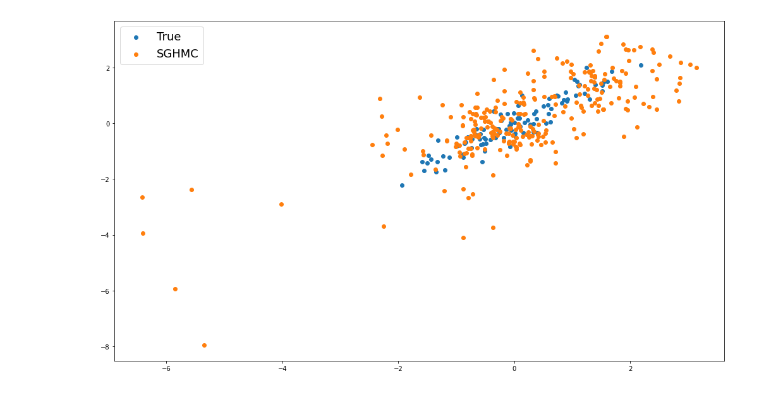
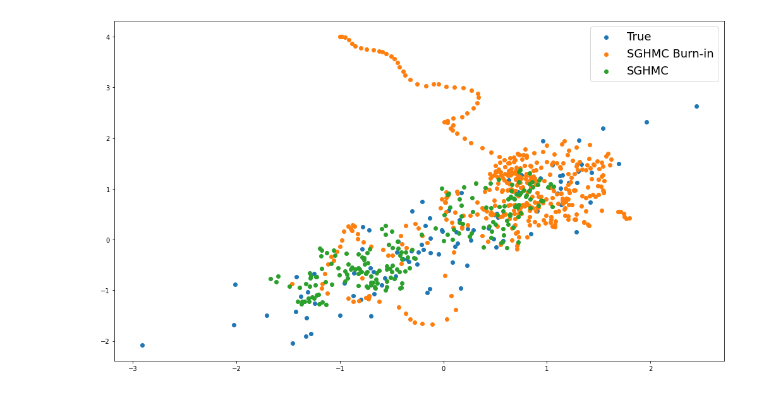
Before and after one commit to gergely-flamich/BVAE, a Jupyter notebook: notebooks/SGHMC.ipynb, the cells around one changed output. Drawn from its saved outputs; the diff is of its cells as text; code cells hidden in the pictures.

Commit message:
Added adaptive SGHMC

```diff
--- a/notebooks/SGHMC.ipynb
+++ b/notebooks/SGHMC.ipynb
@@ -15,50 +16,61 @@ tfd = tfp.distributions
 # %%
 target_dist = tfd.MultivariateNormalTriL(loc=tf.zeros(2),
                                          scale_tril=tf.linalg.cholesky(tf.constant([[1., 0.],
-                                                                                   [0.95, 1.]])))
+                                                                                   [0.90, 1.]])))
 # %%
 sghmc = SGHMC(learning_rate=1e-3,
               data_size=1,
               momentum_decay=0.05)
+
+adapt_sghmc = AdaptiveSGHMC(learning_rate=3e-2,
+                            burnin=2000,
+                            data_size=1,
+                            momentum_decay=0.1)
 # %%
-theta = tf.Variable(10. * tf.ones(2), name="theta")
+theta = tf.Variable(tf.constant([-1., 4.]), name="theta")
 
 keep_every = 5
 
+burnin_samps = []
 samples = []
 
-for i in trange(1500):
+
+
+for i in trange(3000):
 
     with tf.GradientTape() as tape:
 
         loss = target_dist.log_prob(theta)
 
     grads = tape.gradient(loss, (theta,))
-    sghmc.apply_gradients(zip(grads, (theta,)))
+    adapt_sghmc.apply_gradients(zip(grads, (theta,)))
 
     if any(tf.reduce_any(tf.math.is_nan(g)) for g in grads):
         print("grad was nan")
         break
 
-    if i > 0 and i % keep_every == 0:
-        samples.append(theta.numpy())
+    if i % keep_every == 0:
+        if i > 2000:
+            samples.append(theta.numpy())
+        else:
+            burnin_samps.append(theta.numpy())
 
 samples = tf.stack(samples)
+burnin_samps = tf.stack(burnin_samps)
 # %%
 true_samples = target_dist.sample(100)
-
-burnin = 20
 
 plt.figure(figsize=(14, 8))
 
 plt.scatter(true_samples[:, 0], true_samples[:, 1], label="True",)
-plt.scatter(samples[burnin:, 0], samples[burnin:, 1], label="SGHMC")
+plt.scatter(burnin_samps[:, 0], burnin_samps[:, 1], label="SGHMC Burn-in")
+plt.scatter(samples[:, 0], samples[:, 1], label="SGHMC")
 
 plt.legend(fontsize=18)
 
 plt.tight_layout()
 
 plt.savefig("../plots/sghmc_bivariate_gaussian.png")
 plt.show()
 # %% [output]
-[figure, old version]
+[figure, new version]
```
Also changed, not shown: parts of 2 cells of this notebook, 2 other files.
